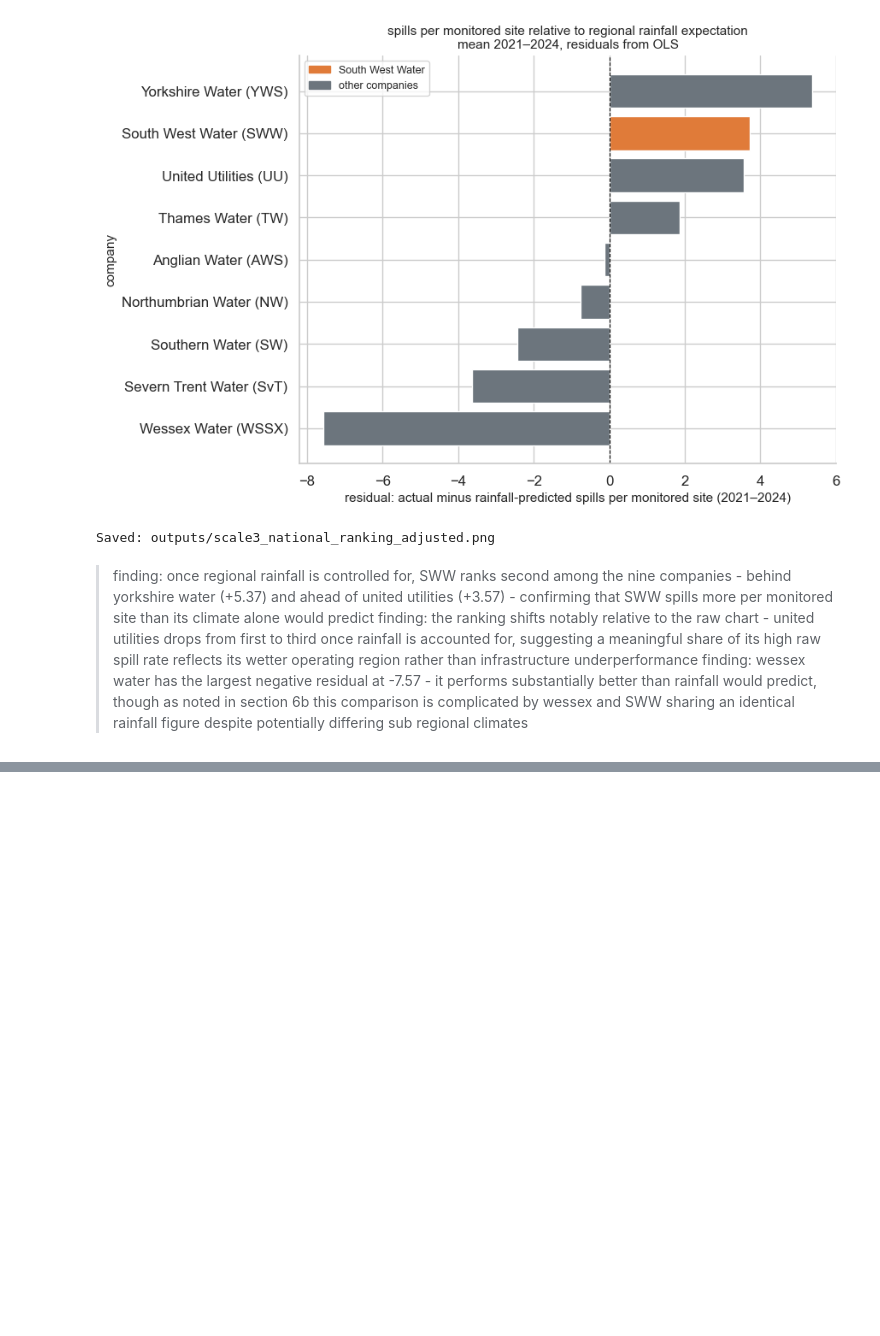
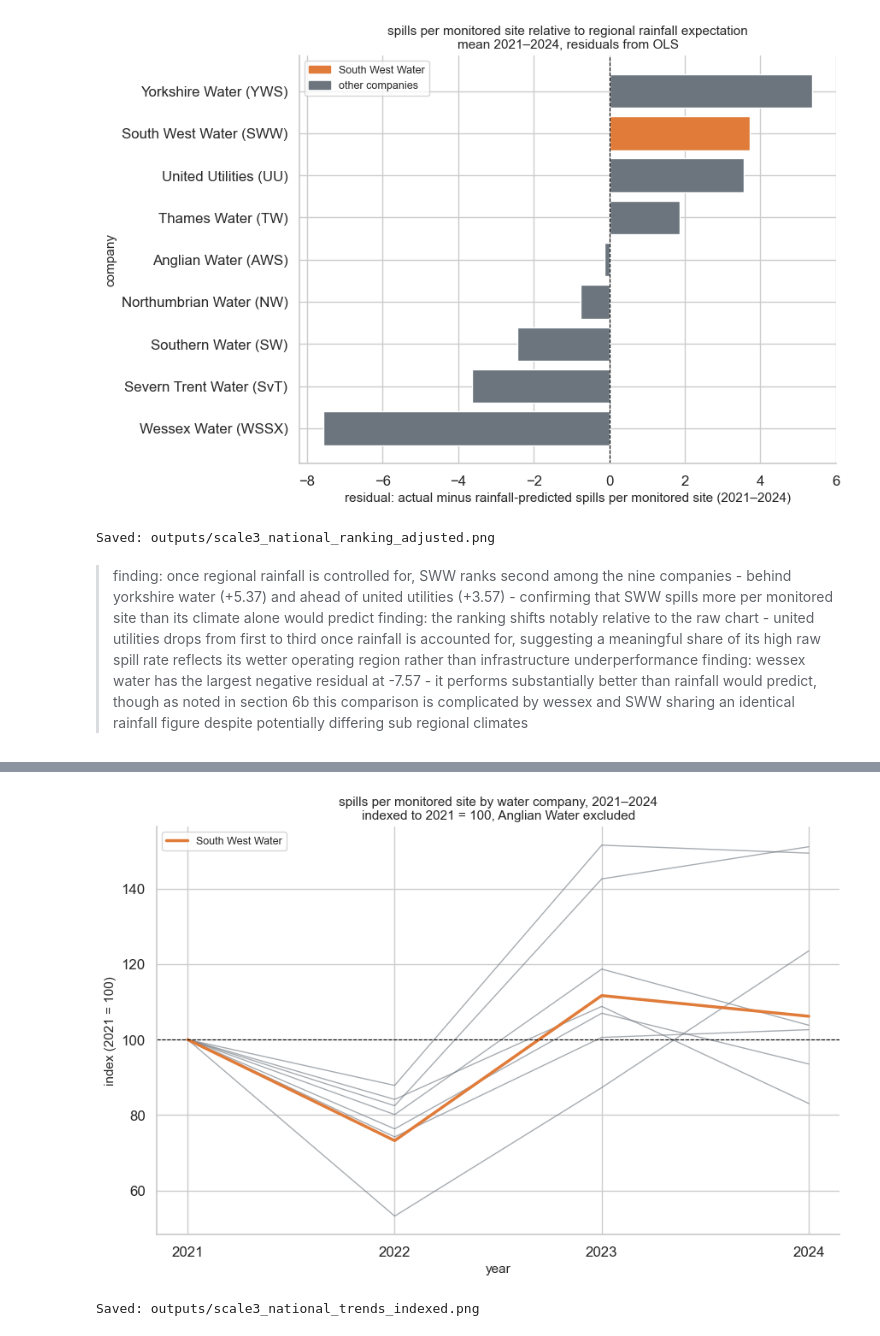
Before and after one commit to jacobway2/-dart-sewage-project, a Jupyter notebook: blog.ipynb, the cells around one changed output, grey strips where cells are left out. Cells and saved outputs as stored; diff of their text form; code cells hidden in the pictures; blank space fills up the shorter version.

```diff
--- a/blog.ipynb
+++ b/blog.ipynb
@@ -2090,0 +2148,32 @@ Saved: outputs/scale3_national_ranking_adjusted.png
+# %%
+# indexed overlay - each company rebased to 100 in 2021, showing percentage change from baseline - removes the effect of different starting levels and makes trajectories directly comparable
+fig, ax = plt.subplots(figsize=(9, 6))  # creates figure
+
+for company in trend_companies:
+    data = national_df[national_df['company'] == company].sort_values('year').copy()
+    base = data.loc[data['year'] == 2021, 'spills_per_monitored_site'].values[0]  # 2021 value as baseline
+    data['indexed'] = (data['spills_per_monitored_site'] / base) * 100  # rebases each company to 100 in 2021
+    if 'SWW' in company:
+        continue  # SWW plotted last so it renders on top of all grey lines
+    ax.plot(data['year'], data['indexed'], color=COLOUR_NATIONAL, linewidth=1, alpha=0.6)  # one grey line per company
+
+sww_data = national_df[national_df['company'].str.contains('SWW')].sort_values('year').copy()
+sww_base = sww_data.loc[sww_data['year'] == 2021, 'spills_per_monitored_site'].values[0]  # SWW 2021 baseline
+sww_data['indexed'] = (sww_data['spills_per_monitored_site'] / sww_base) * 100  # rebases SWW to 100 in 2021
+ax.plot(sww_data['year'], sww_data['indexed'], color=COLOUR_SWW, linewidth=2.5, label='South West Water')  # SWW drawn last so it sits on top
+
+ax.axhline(100, color='black', linewidth=0.8, linestyle='--')  # reference line at 100 - above means worse than 2021, below means better
+ax.set_xlabel('year', fontsize=11)  # x axis label
+ax.set_ylabel('index (2021 = 100)', fontsize=11)  # y axis label
+ax.set_title('spills per monitored site by water company, 2021–2024\nindexed to 2021 = 100, Anglian Water excluded', fontsize=11)  # two line title
+ax.set_xticks(years_national)  # ensures only integer years appear on x axis
+ax.legend(fontsize=9)  # adds legend
+sns.despine(ax=ax)  # removes top and right chart borders
+
+plt.tight_layout()
+plt.savefig(os.path.join(OUTPUTS_DIR, 'scale3_national_trends_indexed.png'), dpi=150, bbox_inches='tight')
+plt.show()
+print('Saved: outputs/scale3_national_trends_indexed.png')
+# %% [output]
+[figure, added]
+Saved: outputs/scale3_national_trends_indexed.png
```
Also changed, not shown: parts of 11 cells of this notebook, 3 other files.
